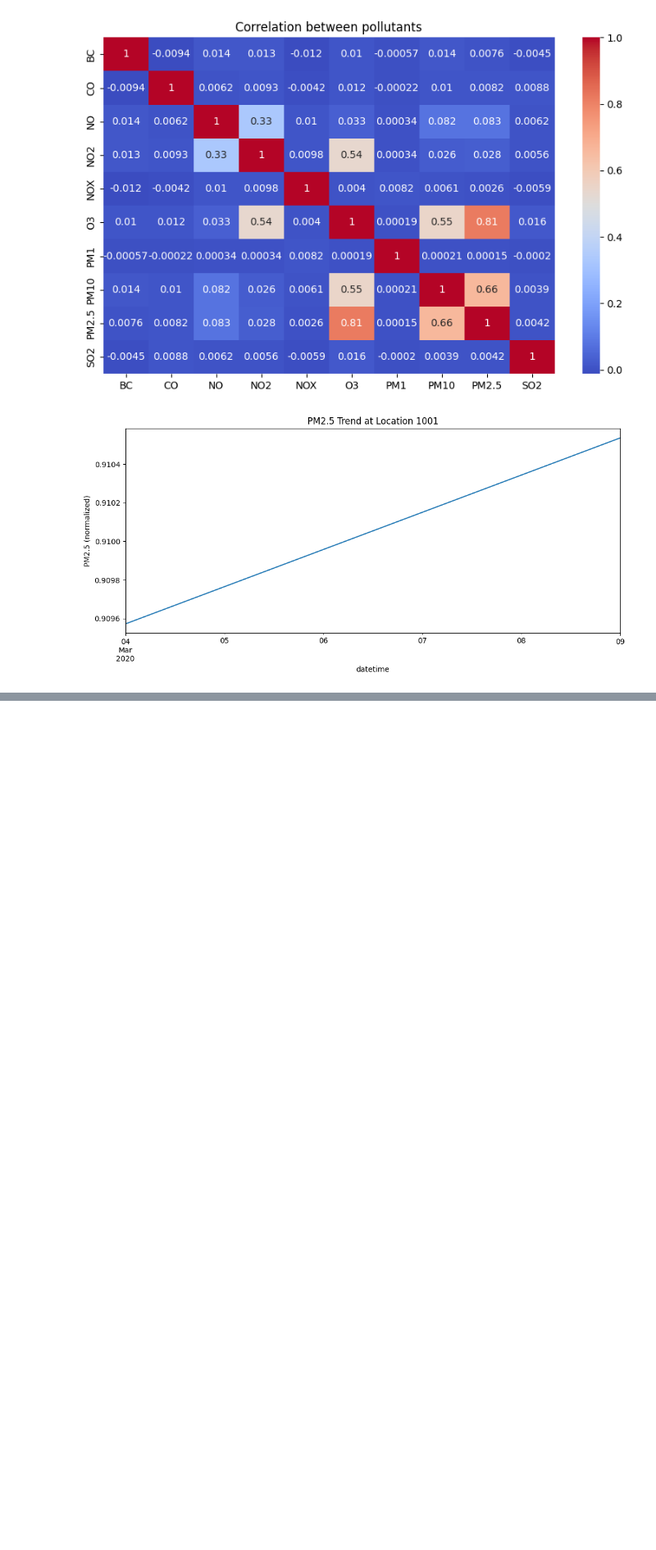
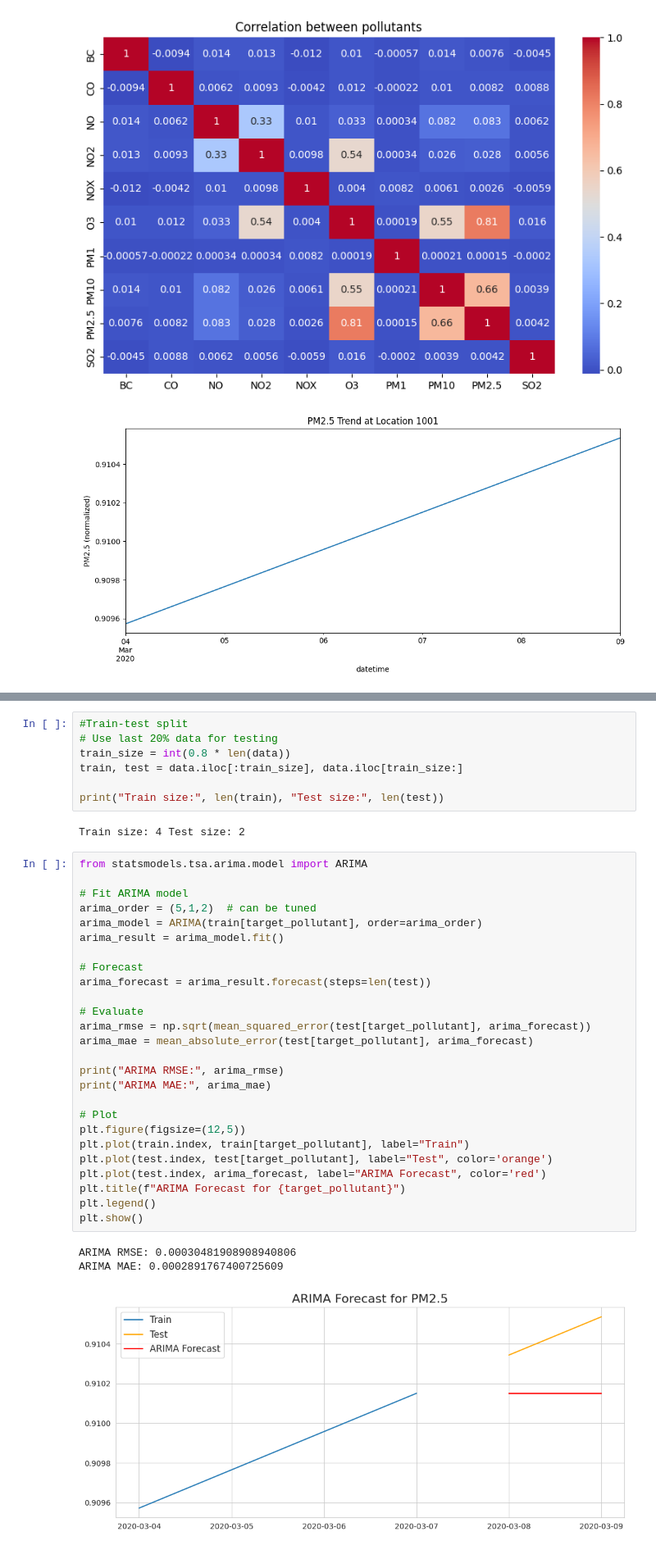
Before and after one commit to AN-06/Air-Aware, a Jupyter notebook: AirAware.ipynb, the cells around one changed output, grey strips where cells are left out. Shown at 82% size. Cells and saved outputs as stored; diff of their text form; blank space fills up the shorter version.

```diff
--- a/AirAware.ipynb
+++ b/AirAware.ipynb
@@ -300,0 +386,39 @@ Series([], dtype: int64)
+# %%
+#Train-test split
+# Use last 20% data for testing
+train_size = int(0.8 * len(data))
+train, test = data.iloc[:train_size], data.iloc[train_size:]
+
+print("Train size:", len(train), "Test size:", len(test))
+# %% [output]
+Train size: 4 Test size: 2
+# %%
+from statsmodels.tsa.arima.model import ARIMA
+
+# Fit ARIMA model
+arima_order = (5,1,2)  # can be tuned
+arima_model = ARIMA(train[target_pollutant], order=arima_order)
+arima_result = arima_model.fit()
+
+# Forecast
+arima_forecast = arima_result.forecast(steps=len(test))
+
+# Evaluate
+arima_rmse = np.sqrt(mean_squared_error(test[target_pollutant], arima_forecast))
+arima_mae = mean_absolute_error(test[target_pollutant], arima_forecast)
+
+print("ARIMA RMSE:", arima_rmse)
+print("ARIMA MAE:", arima_mae)
+
+# Plot
+plt.figure(figsize=(12,5))
+plt.plot(train.index, train[target_pollutant], label="Train")
+plt.plot(test.index, test[target_pollutant], label="Test", color='orange')
+plt.plot(test.index, arima_forecast, label="ARIMA Forecast", color='red')
+plt.title(f"ARIMA Forecast for {target_pollutant}")
+plt.legend()
+plt.show()
+# %% [output]
+ARIMA RMSE: 0.00030481908908940806
+ARIMA MAE: 0.0002891767400725609
+[figure, added]
```
Also changed, not shown: parts of 7 cells of this notebook.
